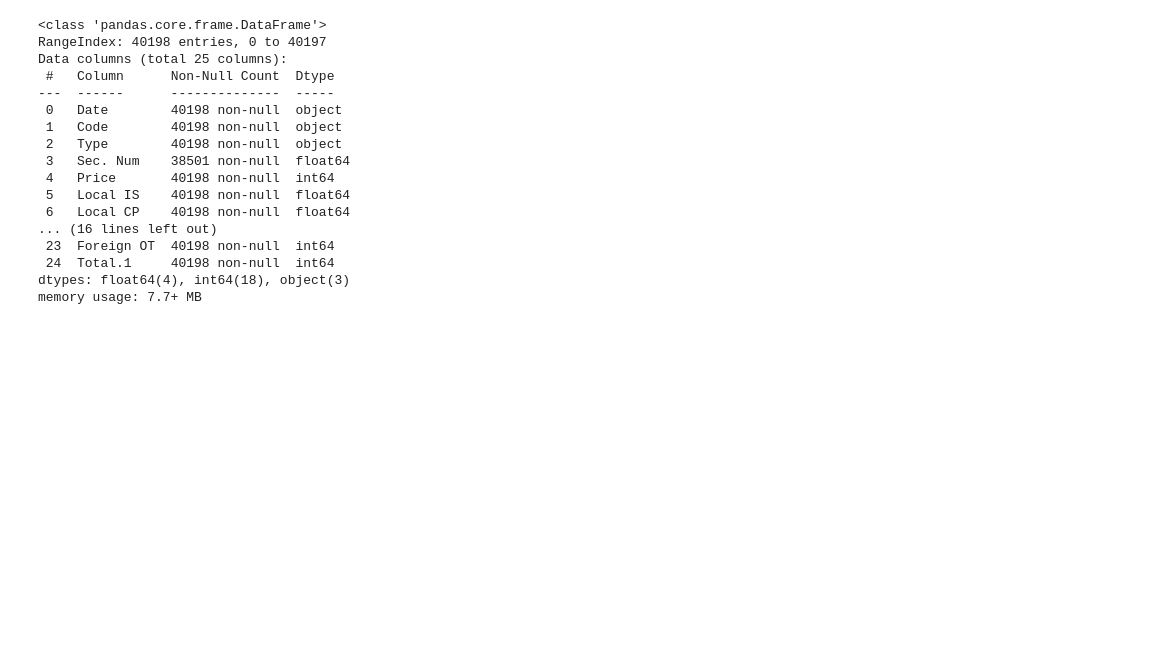
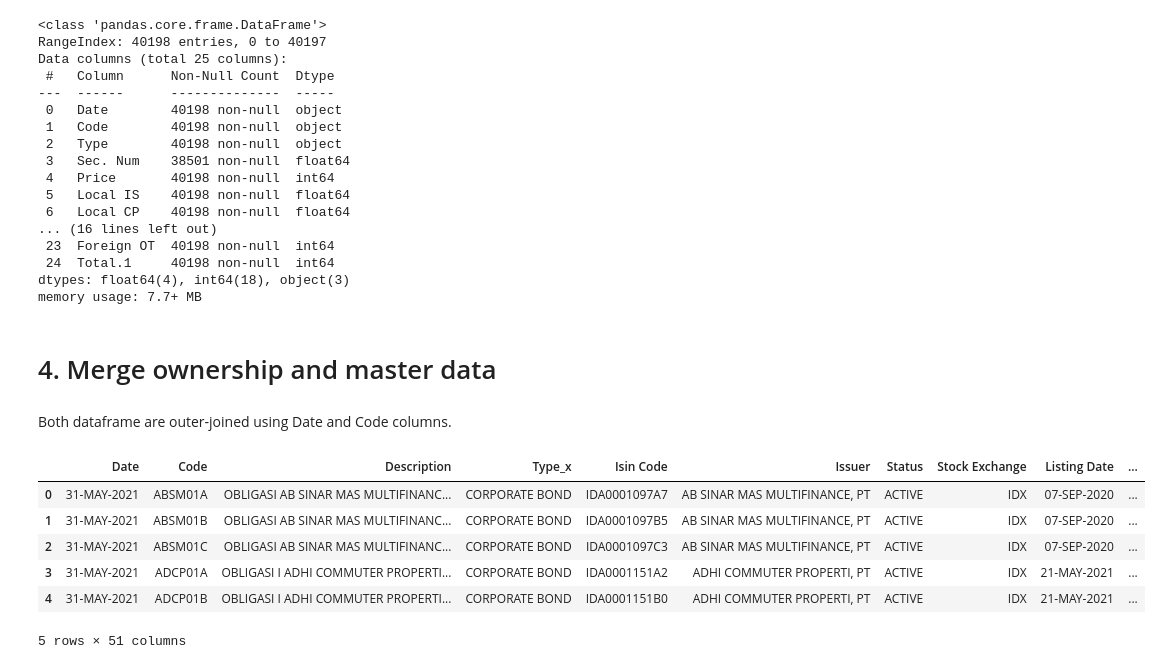
Before and after one commit to mihoku/data-preparation-indonesia-green-bonds, a Jupyter notebook: General-Data-Prep.ipynb, the cells around one changed output. Saved outputs shown, nothing was run; the diff lists cells and outputs as text; code cells hidden in the pictures; blank space fills up the shorter version.

```diff
--- a/General-Data-Prep.ipynb
+++ b/General-Data-Prep.ipynb
@@ -195,3 +195,18 @@ Data columns (total 25 columns):
  24  Total.1     40198 non-null  int64
 dtypes: float64(4), int64(18), object(3)
 memory usage: 7.7+ MB
+# %% [markdown]
+# 4. Merge ownership and master data
+# %% [markdown]
+Both dataframe are outer-joined using Date and Code columns.
+# %%
+bond_data = securities_mf_bond.merge(securities_os_bond, on=['Date','Code'], how='outer')
+bond_data.head()
+# %% [output]
+|  | Date | Code | Description | Type_x | Isin Code | Issuer | Status | Stock Exchange | Listing Date | ... |
+| 0 | 31-MAY-2021 | ABSM01A | OBLIGASI AB SINAR MAS MULTIFINANC... | CORPORATE BOND | IDA0001097A7 | AB SINAR MAS MULTIFINANCE, PT | ACTIVE | IDX | 07-SEP-2020 | ... |
+| 1 | 31-MAY-2021 | ABSM01B | OBLIGASI AB SINAR MAS MULTIFINANC... | CORPORATE BOND | IDA0001097B5 | AB SINAR MAS MULTIFINANCE, PT | ACTIVE | IDX | 07-SEP-2020 | ... |
+| 2 | 31-MAY-2021 | ABSM01C | OBLIGASI AB SINAR MAS MULTIFINANC... | CORPORATE BOND | IDA0001097C3 | AB SINAR MAS MULTIFINANCE, PT | ACTIVE | IDX | 07-SEP-2020 | ... |
+| 3 | 31-MAY-2021 | ADCP01A | OBLIGASI I ADHI COMMUTER PROPERTI... | CORPORATE BOND | IDA0001151A2 | ADHI COMMUTER PROPERTI, PT | ACTIVE | IDX | 21-MAY-2021 | ... |
+| 4 | 31-MAY-2021 | ADCP01B | OBLIGASI I ADHI COMMUTER PROPERTI... | CORPORATE BOND | IDA0001151B0 | ADHI COMMUTER PROPERTI, PT | ACTIVE | IDX | 21-MAY-2021 | ... |
+5 rows × 51 columns
```
Also changed, not shown: parts of 7 cells of this notebook, 1 other file.
